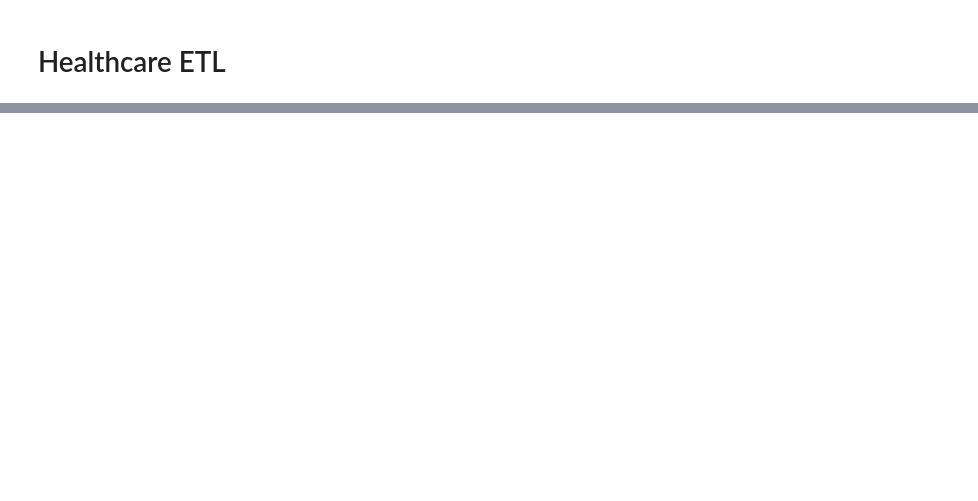
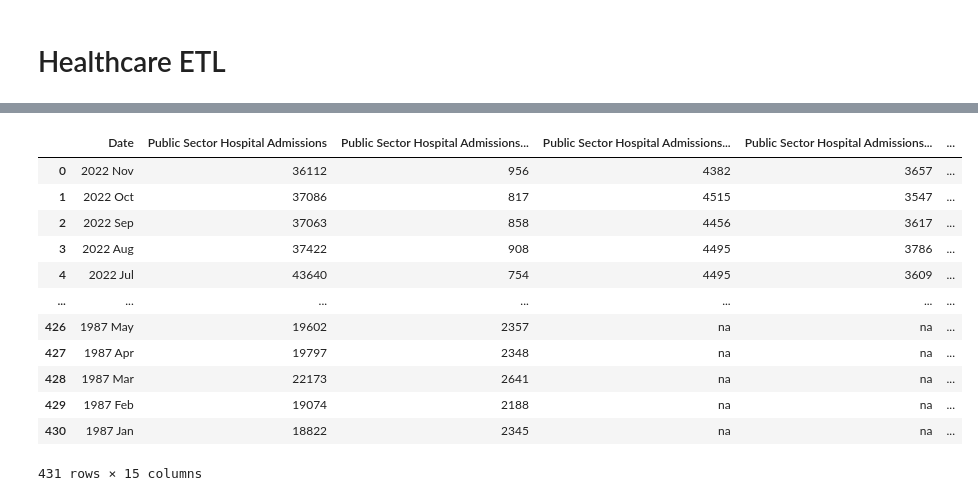
Before and after one commit to R-otato/Healthcare-ETL, a Jupyter notebook: ETL.ipynb, the cells around one changed output, grey strips where cells are left out. Cells and saved outputs as stored; diff of their text form; code cells hidden in the pictures; blank space fills up the shorter version.

```diff
--- a/ETL.ipynb
+++ b/ETL.ipynb
@@ -44,0 +28,16 @@ admissions_by_sector
+# %%
+beds
+# %% [output]
+|  | Date | Public Sector Hospital Admissions | Public Sector Hospital Admissions... | Public Sector Hospital Admissions... | Public Sector Hospital Admissions... | ... |
+| 0 | 2022 Nov | 36112 | 956 | 4382 | 3657 | ... |
+| 1 | 2022 Oct | 37086 | 817 | 4515 | 3547 | ... |
+| 2 | 2022 Sep | 37063 | 858 | 4456 | 3617 | ... |
+| 3 | 2022 Aug | 37422 | 908 | 4495 | 3786 | ... |
+| 4 | 2022 Jul | 43640 | 754 | 4495 | 3609 | ... |
+| ... | ... | ... | ... | ... | ... | ... |
+| 426 | 1987 May | 19602 | 2357 | na | na | ... |
+| 427 | 1987 Apr | 19797 | 2348 | na | na | ... |
+| 428 | 1987 Mar | 22173 | 2641 | na | na | ... |
+| 429 | 1987 Feb | 19074 | 2188 | na | na | ... |
+| 430 | 1987 Jan | 18822 | 2345 | na | na | ... |
+431 rows × 15 columns
```
Also changed, not shown: parts of 6 cells of this notebook.
